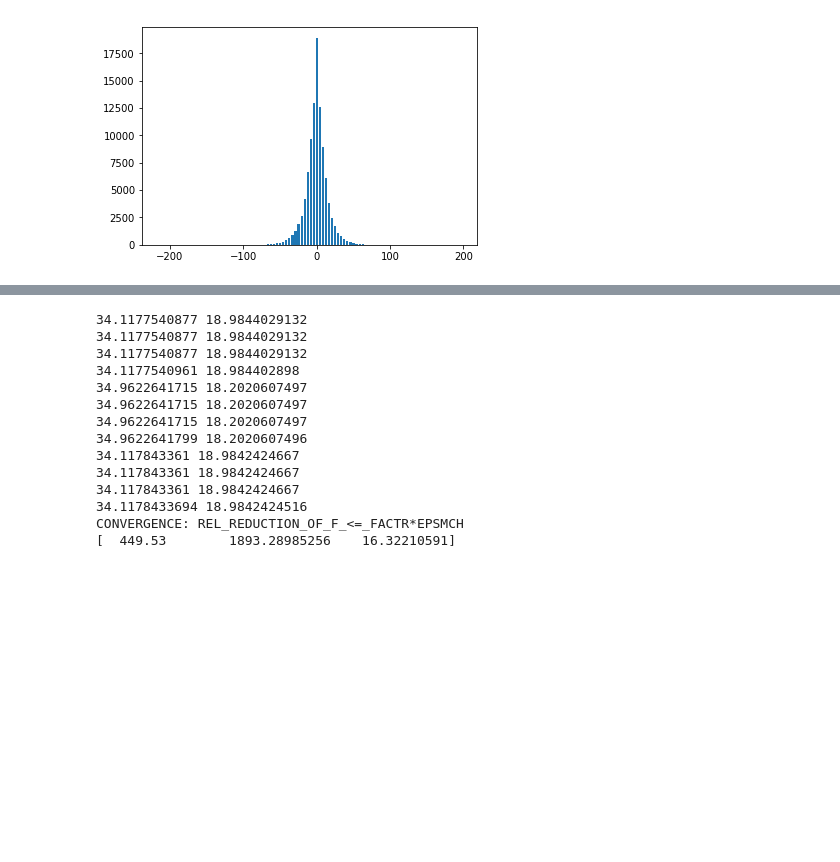
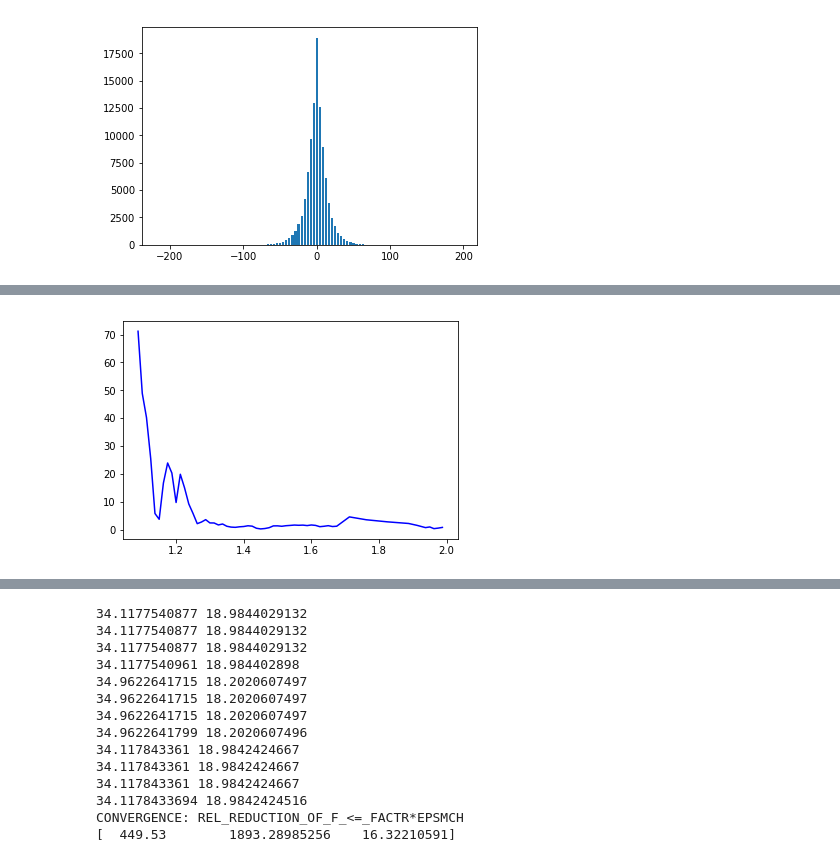
Before and after one commit to jparkhill/TensorMol, a Jupyter notebook: notebooks/PairPotential.ipynb, the cells around one changed output, grey strips where cells are left out. Cells and saved outputs as stored; diff of their text form; code cells hidden in the pictures; blank space fills up the shorter version.

```diff
--- a/notebooks/PairPotential.ipynb
+++ b/notebooks/PairPotential.ipynb
@@ -345,0 +465,12 @@ plt.show()
+# %%
+rs = np.arange(1.0, 1.8, 0.0125)
+eps, rm = 1.2924551, 1.1867738
+ljs = (12*eps/rs)*((rm/rs)**12-(rm/rs)**6)
+de, d, re = 5.51134007, 1.09998022, 2.03018729
+mrs = 2*d*de*np.exp(-d*(rs-re))*(1-np.exp(-d*(rs-re)))
+z1,z2,alpha = 98.55733253, 138.80061176, 7.64296317
+scou = (np.exp((-alpha*rs)/0.52917721092)*z1*z2/(rs**2)*(2/rs + alpha/0.52917721092))*627.509
+plt.plot(cnplt[:,0],cnplt[:,1],"b")
+plt.show()
+# %% [output]
+[figure, added]
```
Also changed, not shown: parts of 13 cells of this notebook, 4 other files.
